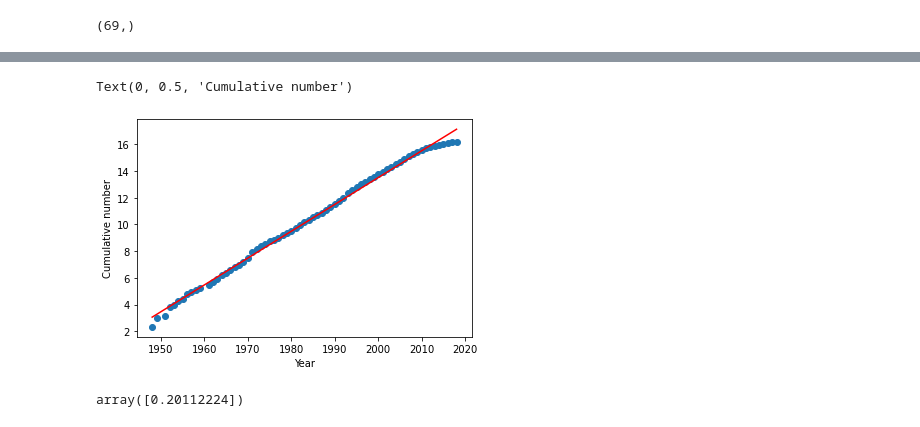
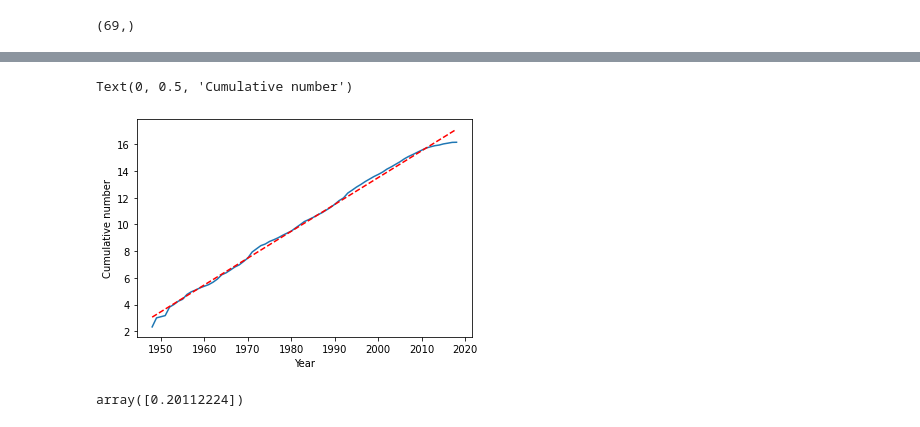
Before and after one commit to emilioes/DataScience, a Jupyter notebook: Assignment1_RtoPython/AdvanceDataScience_Assignment1_EmilioEspinosa.ipynb, the cells around one changed output, grey strips where cells are left out. Saved outputs shown, nothing was run; the diff lists cells and outputs as text; code cells hidden in the pictures.

```diff
--- a/Assignment1_RtoPython/AdvanceDataScience_Assignment1_EmilioEspinosa.ipynb
+++ b/Assignment1_RtoPython/AdvanceDataScience_Assignment1_EmilioEspinosa.ipynb
@@ -114,11 +114,11 @@ Notes:
 [1] R² is computed without centering (uncentered) since the model does not contain a constant.
 [2] Standard Errors assume that the covariance matrix of the errors is correctly specified.
 # %%
-plt.scatter(logx[inds], logy[inds])
-plt.plot(logx[inds], y_pred,color='r')
+plt.plot(logx[inds], logy[inds])
+plt.plot(logx[inds], y_pred,'r--')
 plt.xlabel('Year')
 plt.ylabel('Cumulative number')
 # %% [output]
 Text(0, 0.5, 'Cumulative number')
-[figure, old version]
+[figure, new version]
 # %%
```
Also changed, not shown: parts of 3 cells of this notebook.
